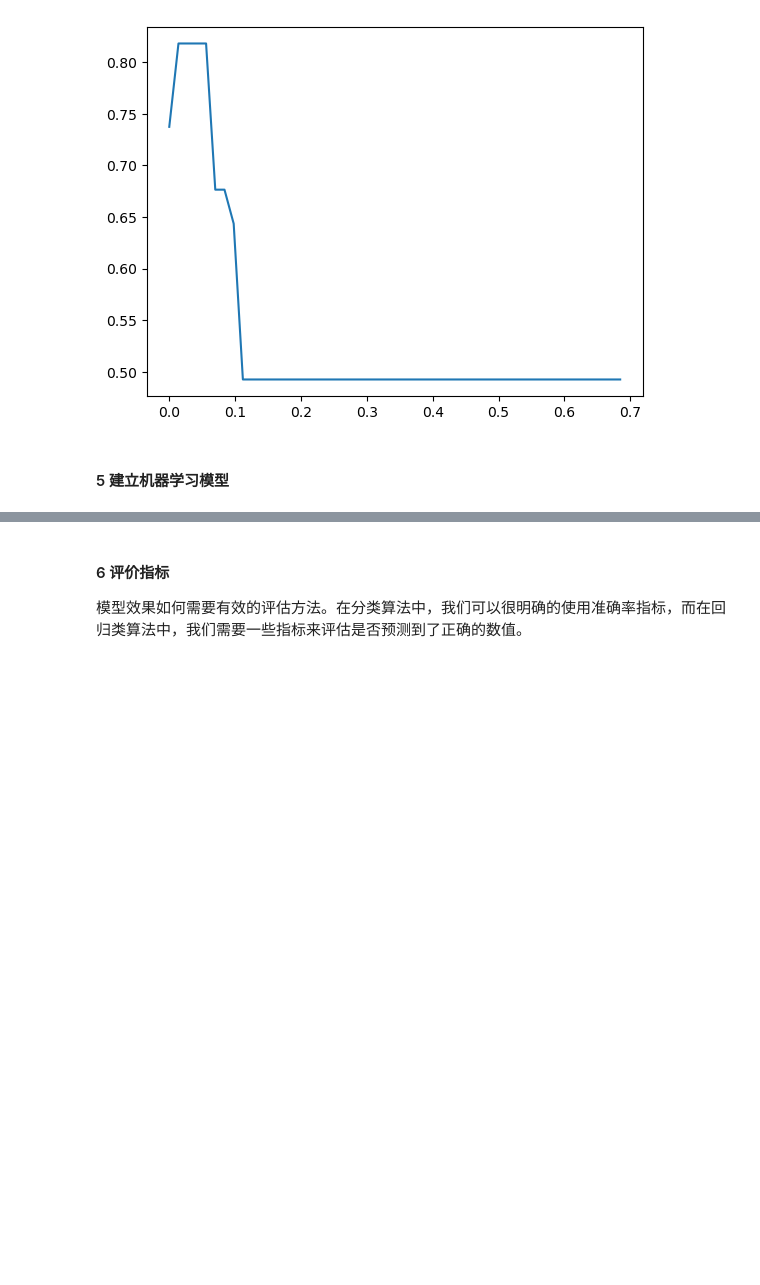
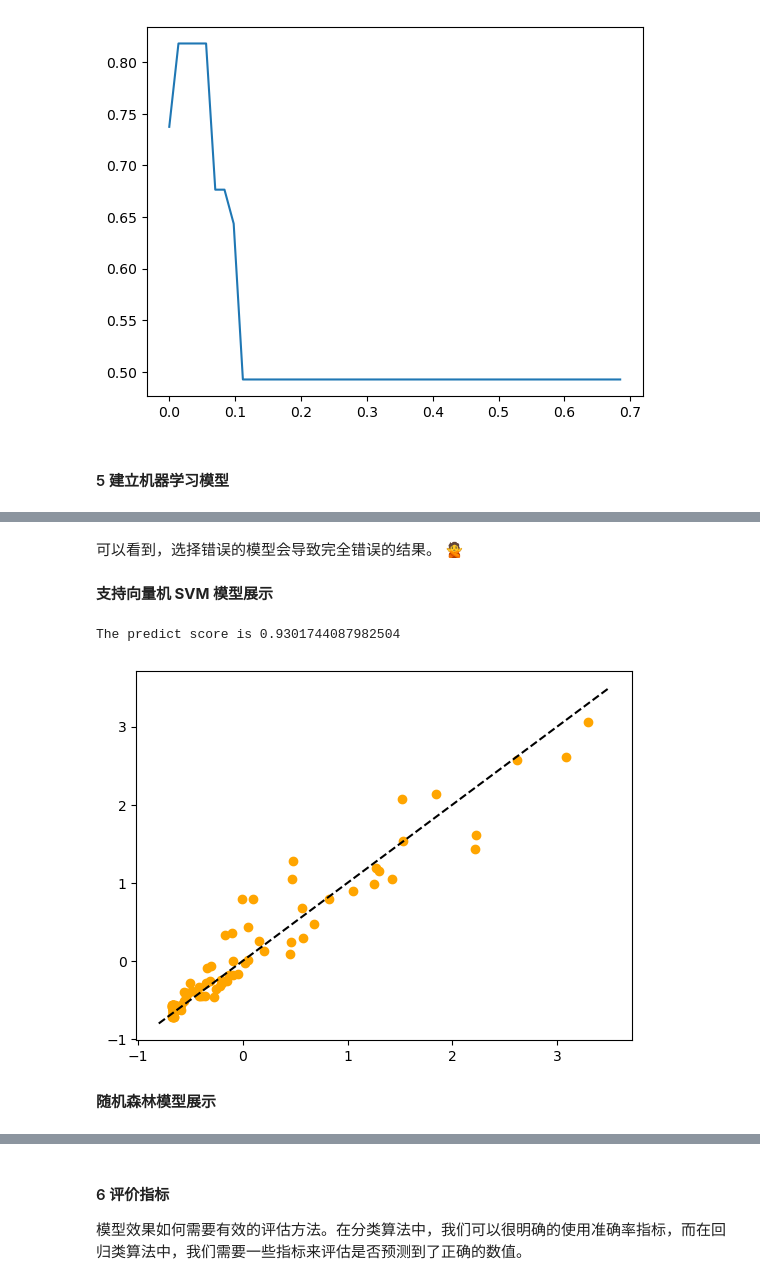
Before and after one commit to dptech-corp/bohrium-notebook, a Jupyter notebook: Proem/CH/Scikit_Learn_Quick_Start_Tutorial.ipynb, the cells around one changed output, grey strips where cells are left out. Drawn from its saved outputs; the diff is of its cells as text; code cells hidden in the pictures; blank space fills up the shorter version.

```diff
--- a/Proem/CH/Scikit_Learn_Quick_Start_Tutorial.ipynb
+++ b/Proem/CH/Scikit_Learn_Quick_Start_Tutorial.ipynb
@@ -664 +710,23 @@ The predict score is 0.7951077576074721
+# %% [markdown]
+可以看到，选择错误的模型会导致完全错误的结果。 🙅
+# %% [markdown]
+**支持向量机 SVM 模型展示**
+# %%
+from sklearn.svm import SVR  # 导入支持向量机回归模块
+
+svr = SVR()  # 实例化一个模型, 参数都为默认值
+svr.fit(Xtrain, Ytrain)  # 用训练集数据进行训练
+Ypred = svr.predict(Xtest)  # 对测试结果进行预测
+svr.score(Xtest, Ytest)  # 查看预测分数
+print(f'The predict score is {svr.score(Xtest, Ytest)}')
+
+# 绘制预测结果图
+plt.plot([-0.8,3.5], [-0.8,3.5], "--k")
+plt.scatter(x=Ytest, y=Ypred, c='orange')
+plt.show()
+# %% [output]
+The predict score is 0.9301744087982504
+[figure, added]
+# %% [markdown]
+**随机森林模型展示**
 # %%
```
Also changed, not shown: parts of 24 cells of this notebook, 9 other files.
